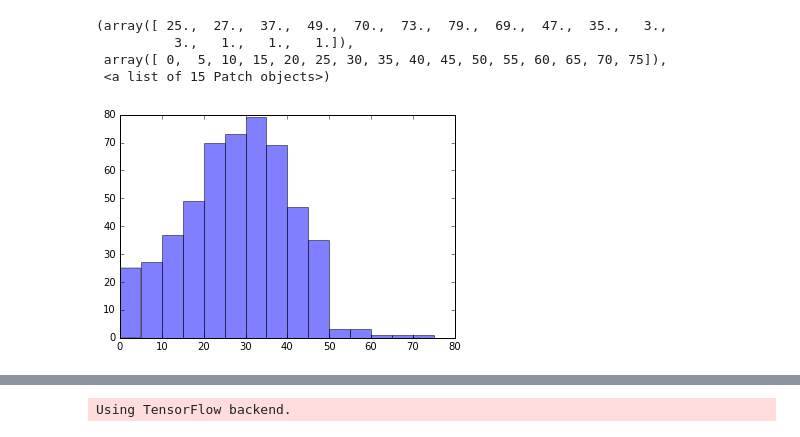
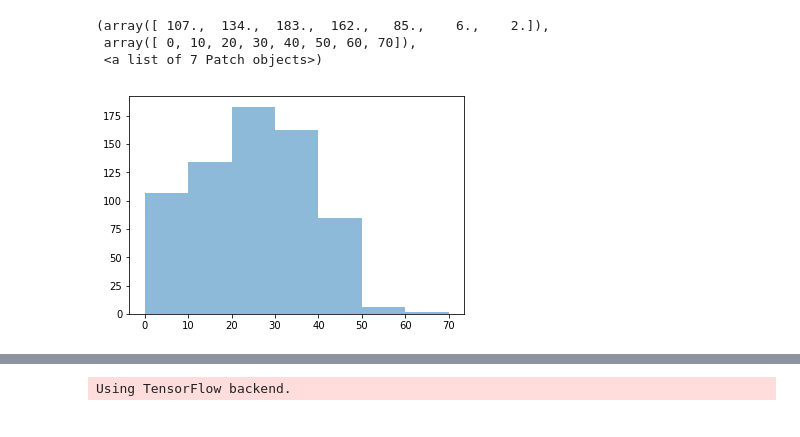
Before and after one commit to hedgehog306020/baseball, a Jupyter notebook: 訓練模型檔案.ipynb, the cells around one changed output, grey strips where cells are left out. Drawn from its saved outputs; the diff is of its cells as text; code cells hidden in the pictures.

```diff
--- a/訓練模型檔案.ipynb
+++ b/訓練模型檔案.ipynb
@@ -8,15 +8,14 @@ y_test = np.loadtxt('y_test.csv', delimiter=',')
 # %%
 #開始觀察資料決定區間
 %matplotlib inline
 import matplotlib.pyplot as plt
-bins = np.arange(0, 80,5)
+bins = np.arange(0, 80,10)
 plt.hist(y_train, bins = bins, alpha = 0.5)
 # %% [output]
-(array([ 25.,  27.,  37.,  49.,  70.,  73.,  79.,  69.,  47.,  35.,   3.,
-          3.,   1.,   1.,   1.]),
- array([ 0,  5, 10, 15, 20, 25, 30, 35, 40, 45, 50, 55, 60, 65, 70, 75]),
- <a list of 15 Patch objects>)
+(array([ 107.,  134.,  183.,  162.,   85.,    6.,    2.]),
+ array([ 0, 10, 20, 30, 40, 50, 60, 70]),
+ <a list of 7 Patch objects>)
-[figure, old version]
+[figure, new version]
 # %%
 np.average(y_train)
 # %% [output]
```
Also changed, not shown: parts of 13 cells of this notebook, 4 other files.
